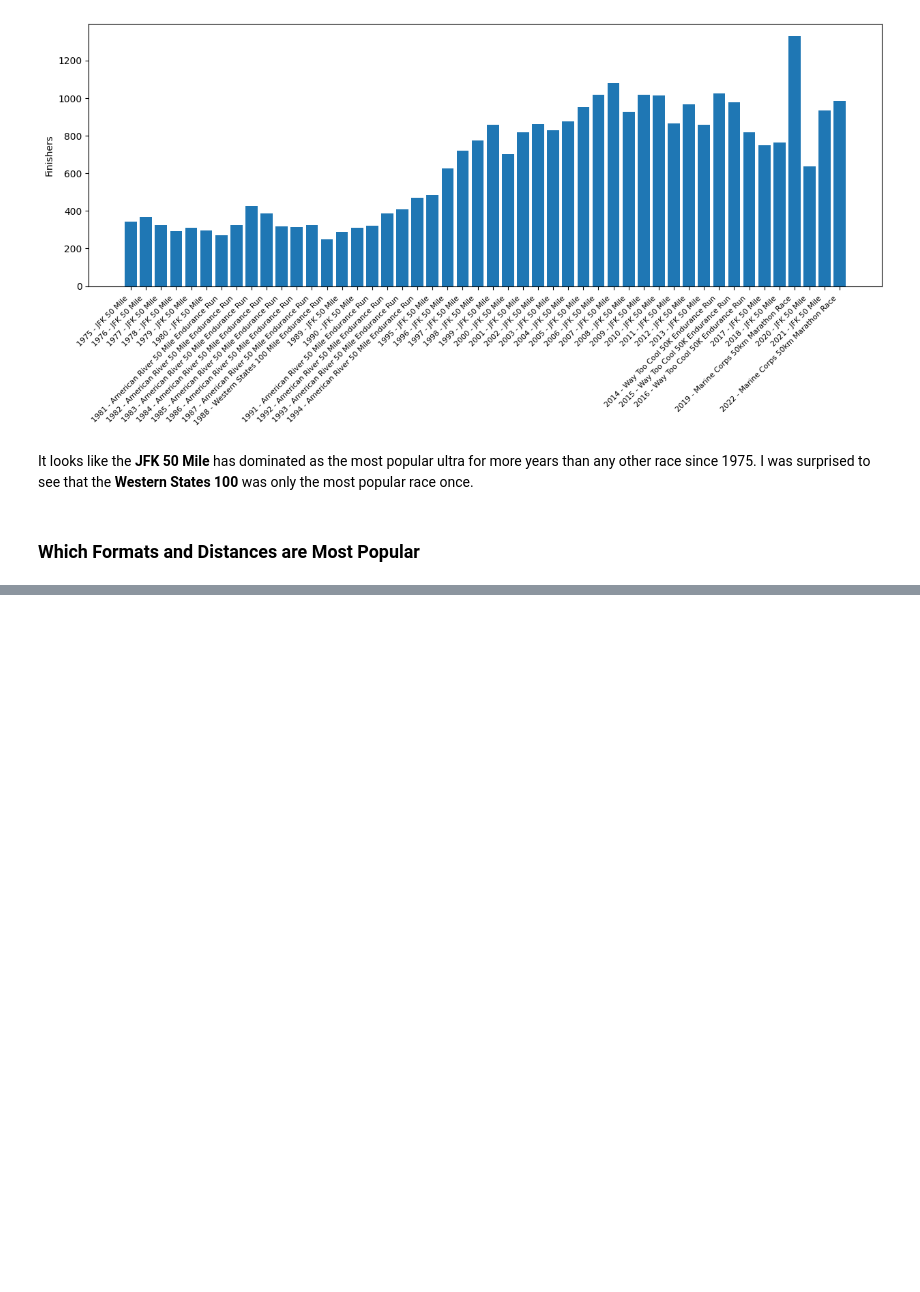
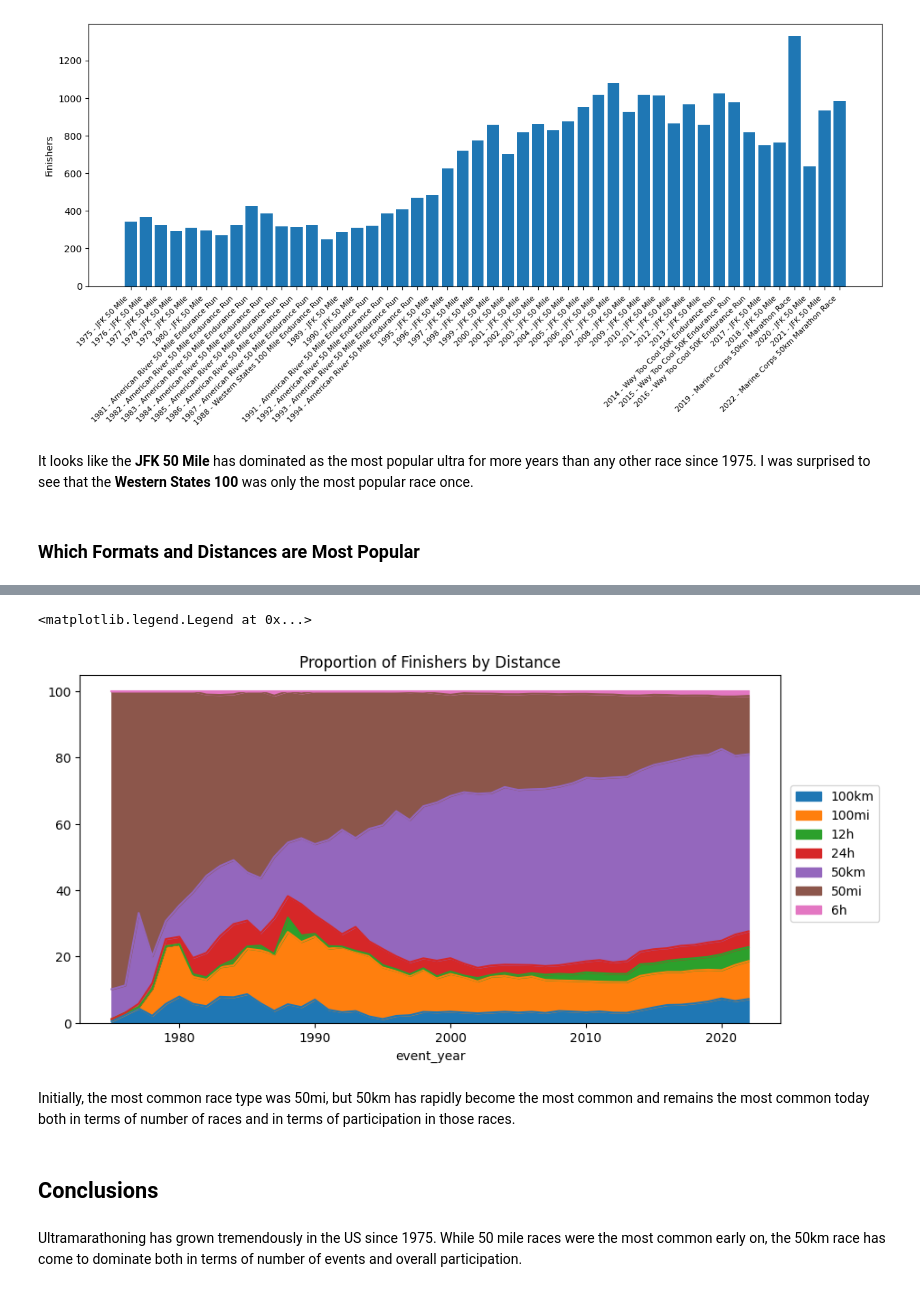
Before and after one commit to haackr/ultramarathon_data_study, a Jupyter notebook: Ultramarathons.ipynb, the cells around one changed output, grey strips where cells are left out. Drawn from its saved outputs; the diff is of its cells as text; code cells hidden in the pictures; blank space fills up the shorter version.

```diff
--- a/Ultramarathons.ipynb
+++ b/Ultramarathons.ipynb
@@ -235,0 +299,16 @@ It looks like the **JFK 50 Mile** has dominated as the most popular ultra for mo
+# %%
+pd.pivot_table(
+    distance_year_proportion,
+    index='event_year',
+    columns='distance',
+    values='finisher_pct'
+).plot(kind='area', figsize=(10,5), legend=True, title='Proportion of Finishers by Distance').legend(bbox_to_anchor=(1.15,.7))
+# %% [output]
+<matplotlib.legend.Legend at 0x...>
+[figure, added]
+# %% [markdown]
+Initially, the most common race type was 50mi, but 50km has rapidly become the most common and remains the most common today both in terms of number of races and in terms of participation in those races.
+# %% [markdown]
+## Conclusions
+# %% [markdown]
+Ultramarathoning has grown tremendously in the US since 1975. While 50 mile races were the most common early on, the 50km race has come to dominate both in terms of number of events and overall participation.
```
Also changed, not shown: parts of 9 cells of this notebook.
